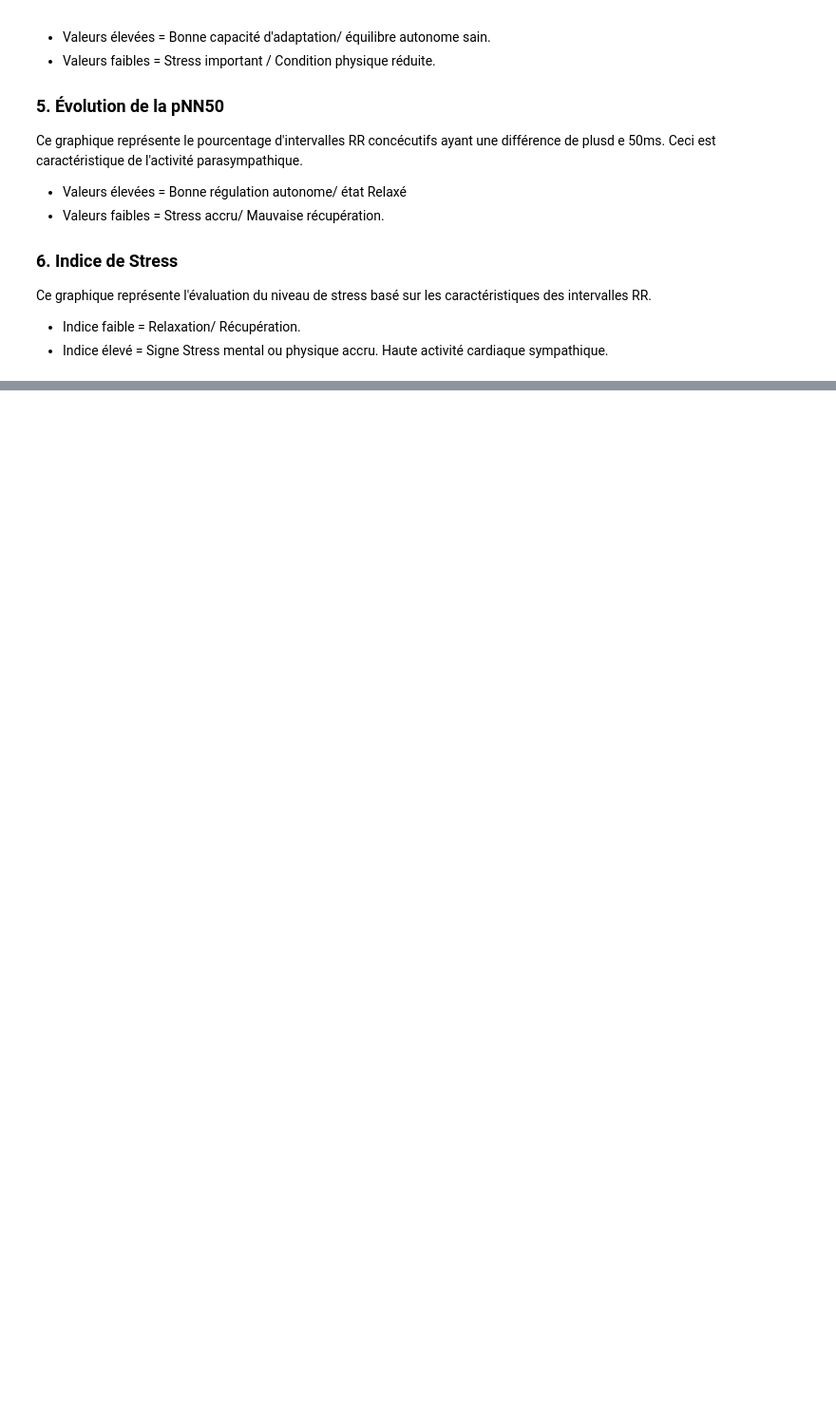
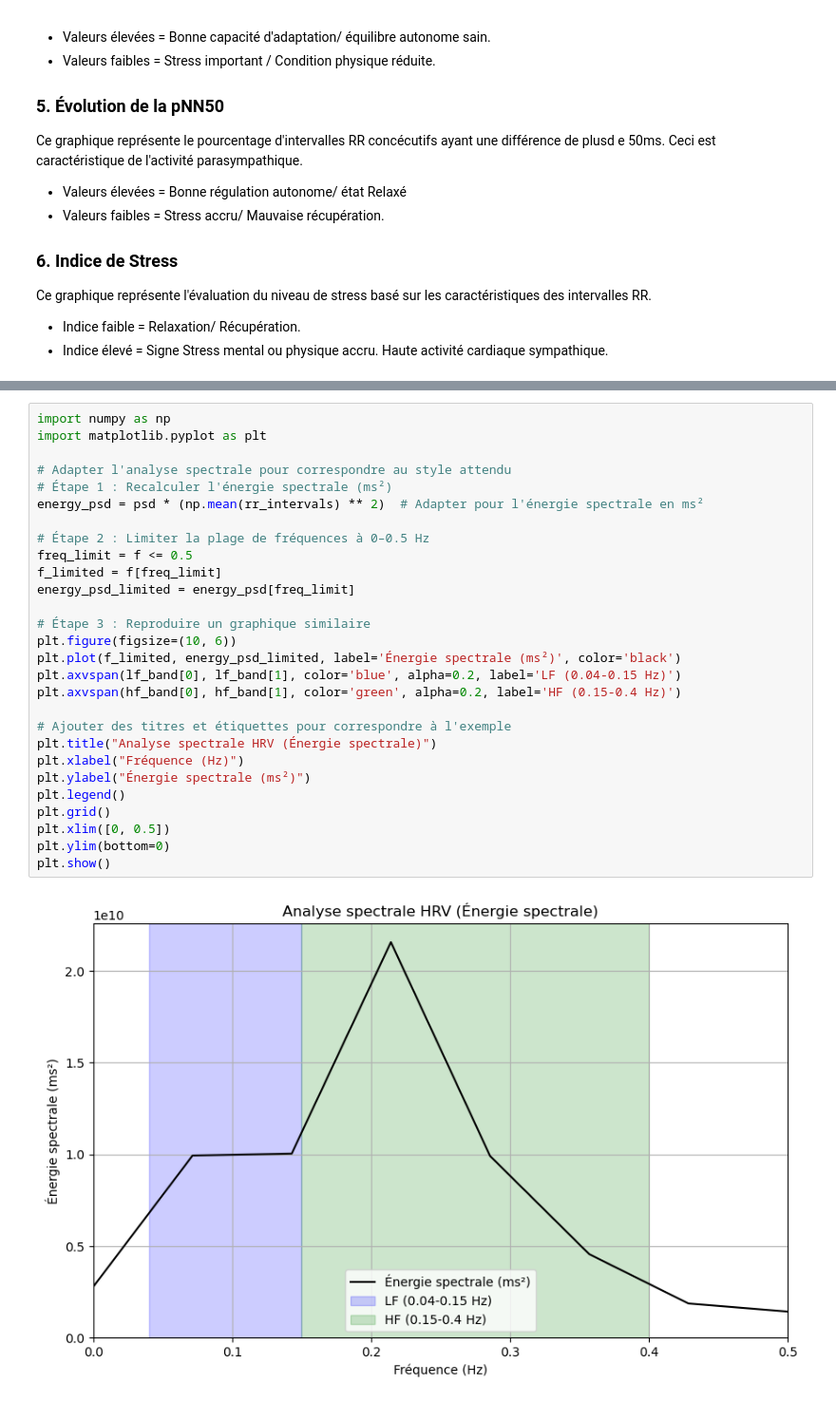
Before and after one commit to leyah-sa/VFC-Analysis, a Jupyter notebook: notebooks/Partie 1/monitoring.ipynb, the cells around one changed output, grey strips where cells are left out. Shown at 95% size. Cells and saved outputs as stored; diff of their text form; blank space fills up the shorter version.

```diff
--- a/notebooks/Partie 1/monitoring.ipynb
+++ b/notebooks/Partie 1/monitoring.ipynb
@@ -193,0 +314,30 @@ Ce graphique représente l'évaluation du niveau de stress basé sur les caract
+# %%
+import numpy as np
+import matplotlib.pyplot as plt
+
+# Adapter l'analyse spectrale pour correspondre au style attendu
+# Étape 1 : Recalculer l'énergie spectrale (ms²)
+energy_psd = psd * (np.mean(rr_intervals) ** 2)  # Adapter pour l'énergie spectrale en ms²
+
+# Étape 2 : Limiter la plage de fréquences à 0–0.5 Hz
+freq_limit = f <= 0.5
+f_limited = f[freq_limit]
+energy_psd_limited = energy_psd[freq_limit]
+
+# Étape 3 : Reproduire un graphique similaire
+plt.figure(figsize=(10, 6))
+plt.plot(f_limited, energy_psd_limited, label='Énergie spectrale (ms²)', color='black')
+plt.axvspan(lf_band[0], lf_band[1], color='blue', alpha=0.2, label='LF (0.04-0.15 Hz)')
+plt.axvspan(hf_band[0], hf_band[1], color='green', alpha=0.2, label='HF (0.15-0.4 Hz)')
+
+# Ajouter des titres et étiquettes pour correspondre à l'exemple
+plt.title("Analyse spectrale HRV (Énergie spectrale)")
+plt.xlabel("Fréquence (Hz)")
+plt.ylabel("Énergie spectrale (ms²)")
+plt.legend()
+plt.grid()
+plt.xlim([0, 0.5])
+plt.ylim(bottom=0)
+plt.show()
+# %% [output]
+[figure, added]
```
Also changed, not shown: parts of 4 cells of this notebook.
